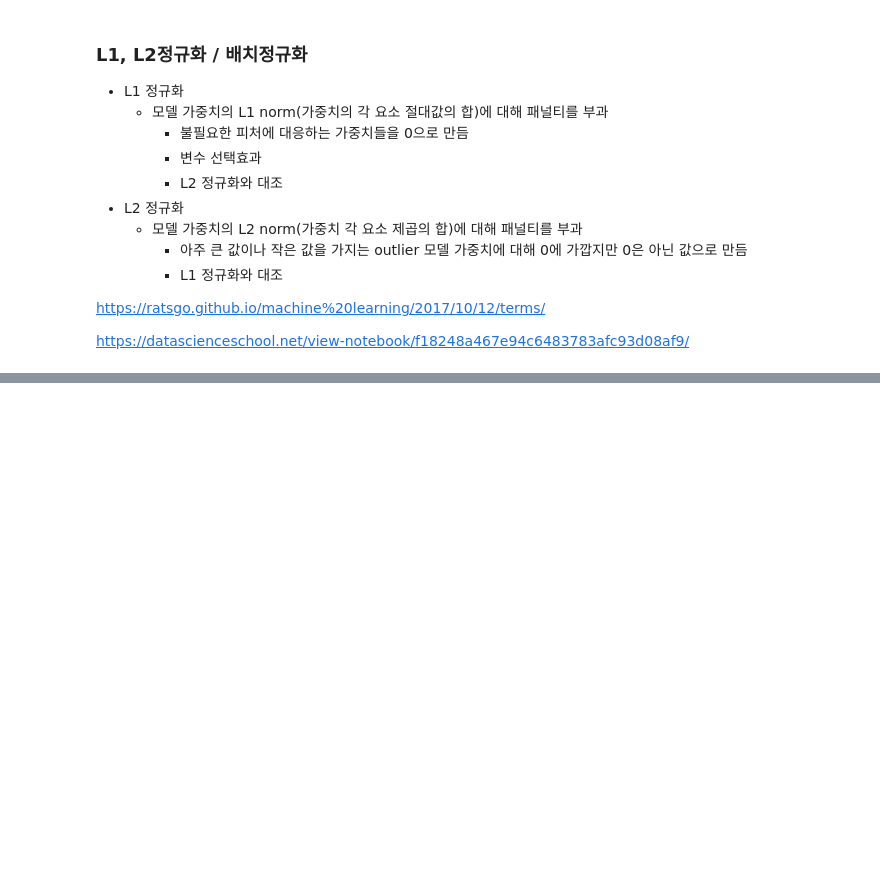
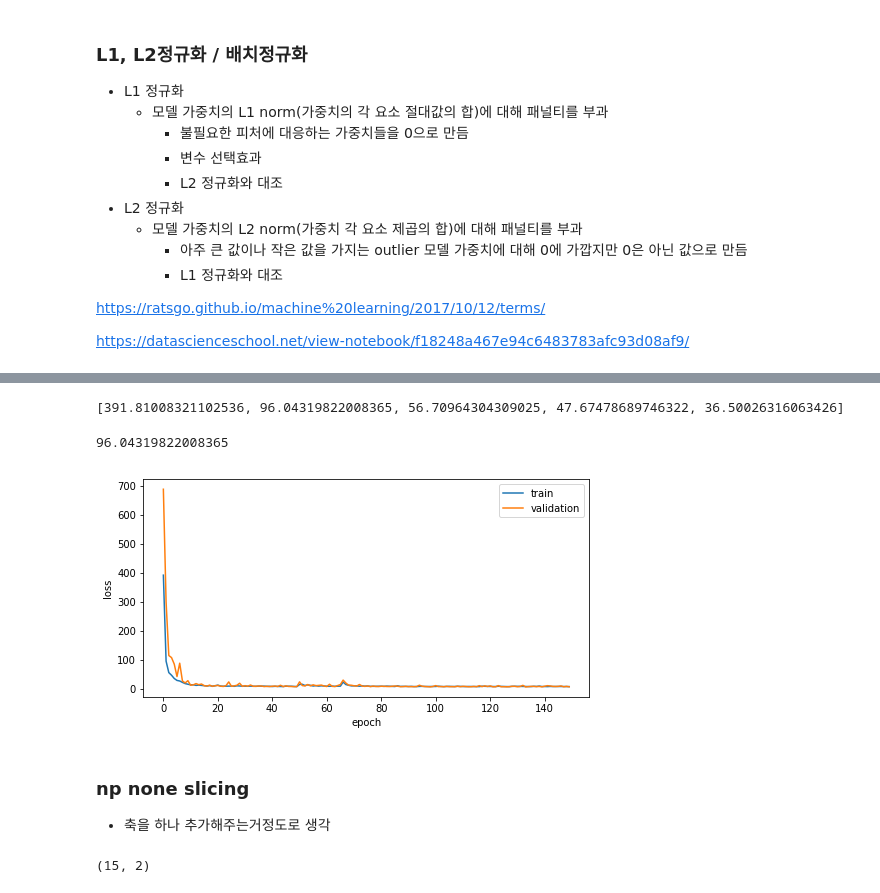
Before and after one commit to ultra118/Python_ML, a Jupyter notebook: Kaggle/facial_keypoints/facial_keypoint_detection_keras.ipynb, the cells around one changed output, grey strips where cells are left out. Saved outputs shown, nothing was run; the diff lists cells and outputs as text; code cells hidden in the pictures; blank space fills up the shorter version.

```diff
--- a/Kaggle/facial_keypoints/facial_keypoint_detection_keras.ipynb
+++ b/Kaggle/facial_keypoints/facial_keypoint_detection_keras.ipynb
@@ -152,0 +160,14 @@ model.add(Conv2D(16, (3,3), input_shape = (96,96,1), activation ='relu', kernel_
+# %%
+model = Sequential()
+# 첫번째 layer는 input_shape을 줘야함
+# filter, kernel size, activation, initializers(he_normal은 정규분포로 부터 표본)
+model.add(Conv2D(72, (4,4), input_shape = (96,96,1), activation ='relu', kernel_initializer='he_normal', kernel_regularizer = regularizers.l2(0.01)))
+model.add(AvgPool2D(pool_size=(2,2)))
+model.add(Conv2D(48, (2,2), activation ='relu', use_bias = False,  kernel_initializer='he_normal', kernel_regularizer = regularizers.l2(0.01)))
+model.add(BatchNormalization())
+model.add(Flatten())
+model.add(Dropout(0.5))
+model.add(Dense(48, activation='relu', kernel_initializer = 'he_normal', kernel_regularizer = regularizers.l2(0.01)))
+model.add(Dense(30, kernel_initializer = 'he_normal', kernel_regularizer = regularizers.l2(0.01)))
+# mae(Mean Absolute Error)
+model.compile(optimizer = Adam(0.01), loss='mse', metrics=['mae'])
@@ -152,0 +266,2 @@ model.add(Conv2D(16, (3,3), input_shape = (96,96,1), activation ='relu', kernel_
+# %%
+log = model.fit(x_train_norm, y_train, epochs = 150, batch_size = 20, validation_data= [x_val_norm,y_val])
@@ -152,0 +298,35 @@ model.add(Conv2D(16, (3,3), input_shape = (96,96,1), activation ='relu', kernel_
+# %%
+print(log.history['loss'][0:5])
+# %% [output]
+[391.81008321102536, 96.04319822008365, 56.70964304309025, 47.67478689746322, 36.50026316063426]
+# %%
+log.history['loss'][1]
+# %% [output]
+96.04319822008365
+# %%
+def show_results(*logs):
+    trn_loss, val_loss, trn_acc, val_acc = [],[],[],[]
+
+    for log in logs:
+        trn_loss += log.history['loss']
+        val_loss += log.history['val_loss']
+
+    fig, ax = plt.subplots(figsize = (8,4))
+    # loss value
+    ax.plot(trn_loss, label = 'train')
+    # accuracy
+    ax.plot(val_loss, label = 'validation')
+    ax.set_xlabel('epoch')
+    ax.set_ylabel('loss')
+    ax.legend()
+# %%
+show_results(log)
+# %% [output]
+[figure, added]
+# %% [markdown]
+### np none slicing
+- 축을 하나 추가해주는거정도로 생각
+# %%
+np.stack(np.split(test[0], 15, axis = 0), axis = 0).shape
+# %% [output]
+(15, 2)
```
Also changed, not shown: parts of 19 cells of this notebook.
